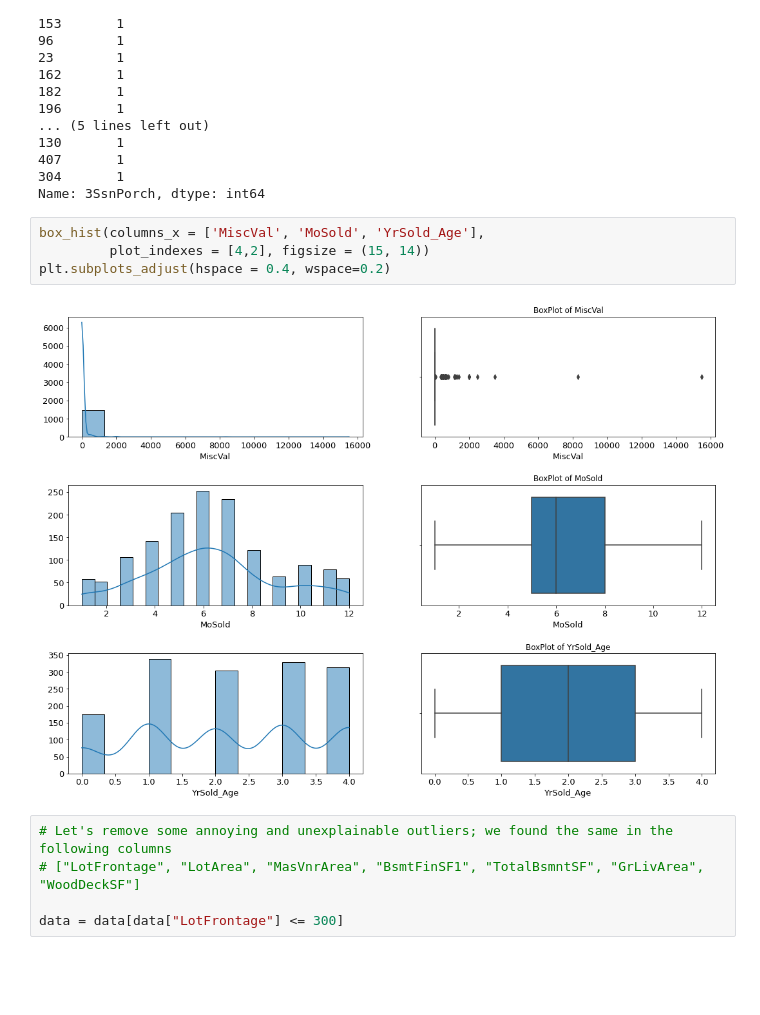
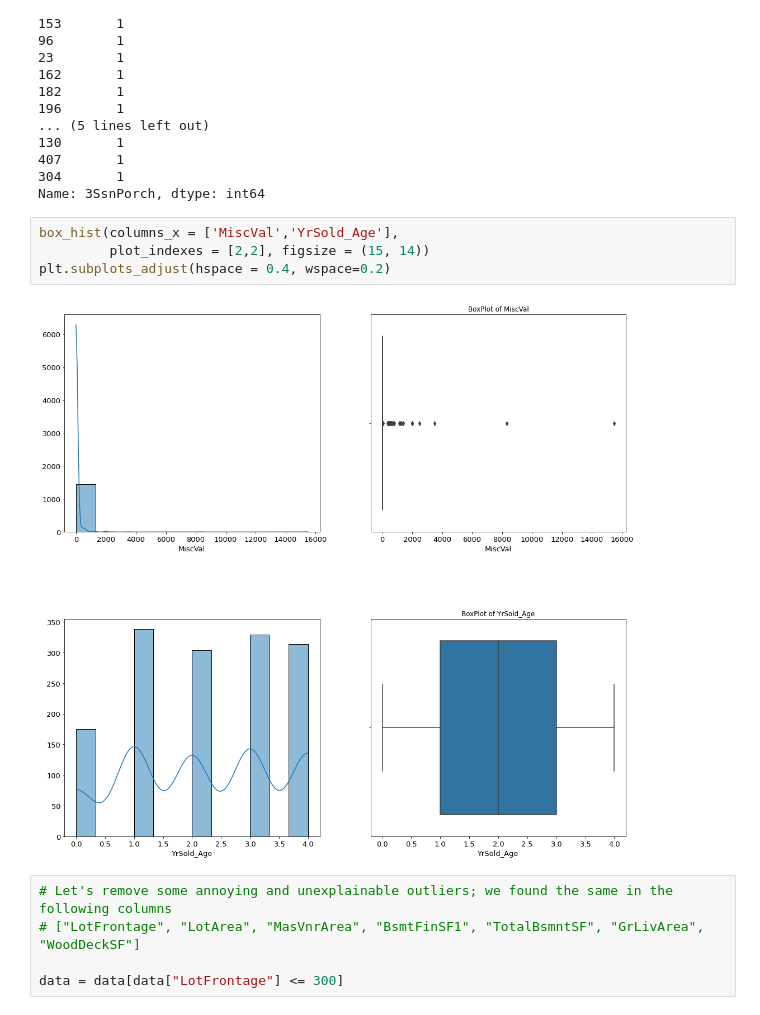
Before and after one commit to basil-16/SurpriseHousing, a Jupyter notebook: AdvancedRegressionAssignment.ipynb, the cells around one changed output. Drawn from its saved outputs; the diff is of its cells as text; blank space fills up the shorter version.

```diff
--- a/AdvancedRegressionAssignment.ipynb
+++ b/AdvancedRegressionAssignment.ipynb
@@ -942,11 +957,11 @@ data["3SsnPorch"].value_counts()
 304       1
 Name: 3SsnPorch, dtype: int64
 # %%
-box_hist(columns_x = ['MiscVal', 'MoSold', 'YrSold_Age'],
-         plot_indexes = [4,2], figsize = (15, 14))
+box_hist(columns_x = ['MiscVal','YrSold_Age'],
+         plot_indexes = [2,2], figsize = (15, 14))
 plt.subplots_adjust(hspace = 0.4, wspace=0.2)
 # %% [output]
-[figure, old version]
+[figure, new version]
 # %%
 # Let's remove some annoying and unexplainable outliers; we found the same in the following columns
 # ["LotFrontage", "LotArea", "MasVnrArea", "BsmtFinSF1", "TotalBsmntSF", "GrLivArea", "WoodDeckSF"]
```
Also changed, not shown: parts of 113 cells of this notebook, 1 other file.
